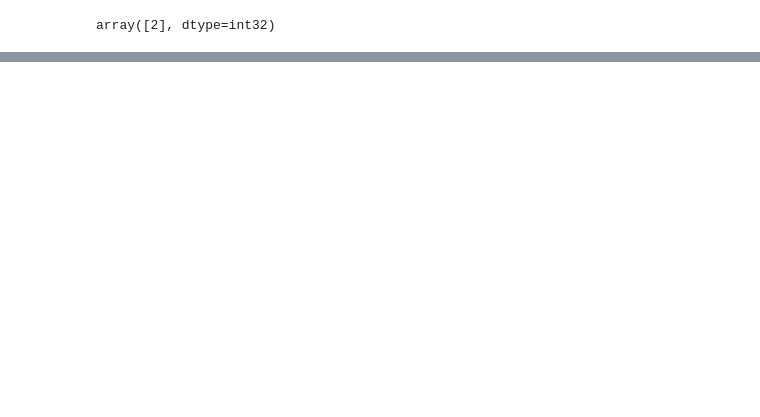
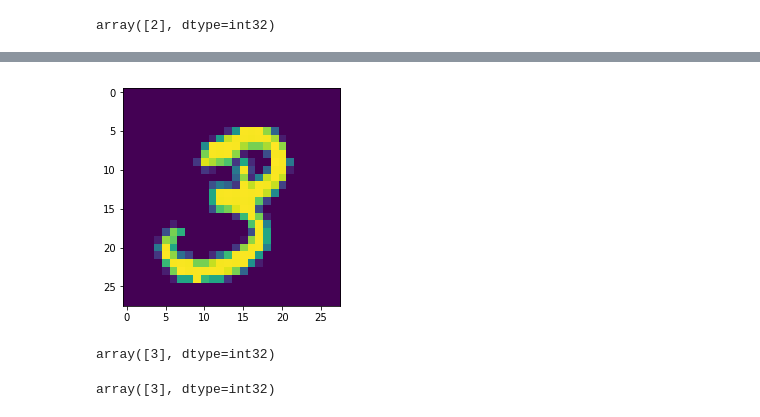
Before and after one commit to vishal-pandey/ml-and-ds, a Jupyter notebook: decision-tree.ipynb, the cells around one changed output, grey strips where cells are left out. Saved outputs shown, nothing was run; the diff lists cells and outputs as text; code cells hidden in the pictures; blank space fills up the shorter version.

```diff
--- a/decision-tree.ipynb
+++ b/decision-tree.ipynb
@@ -187,0 +218,13 @@ array([2], dtype=int32)
+# %%
+plt.imshow(data[1].reshape(28, 28))
+plt.show()
+# %% [output]
+[figure, added]
+# %%
+tree_clf1.predict([data[1]])
+# %% [output]
+array([3], dtype=int32)
+# %%
+tree_clf1.predict([img])
+# %% [output]
+array([3], dtype=int32)
```
Also changed, not shown: parts of 6 cells of this notebook, 8 other files.
